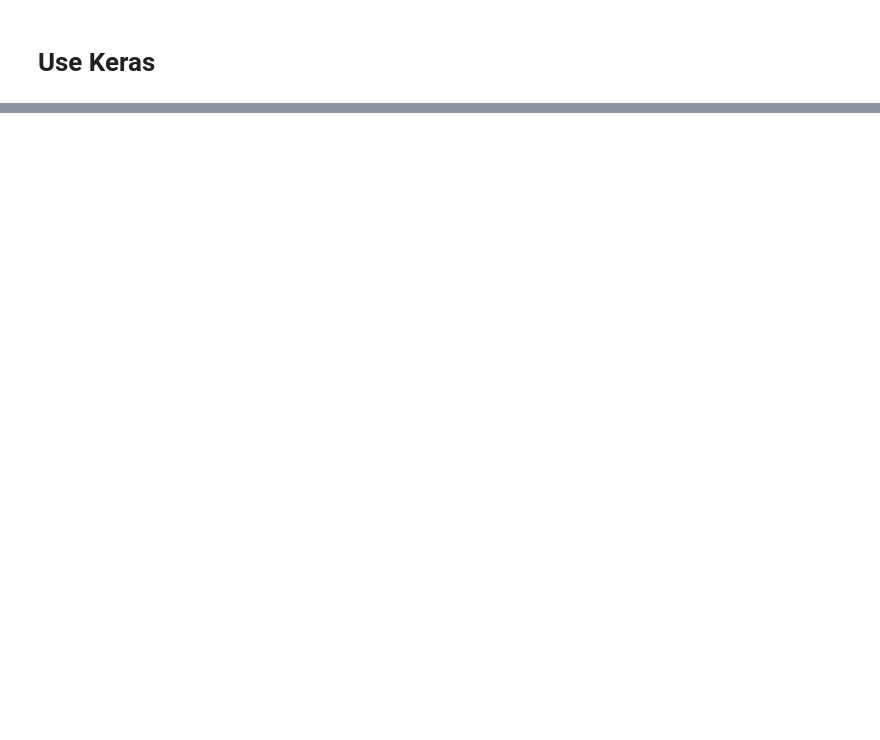
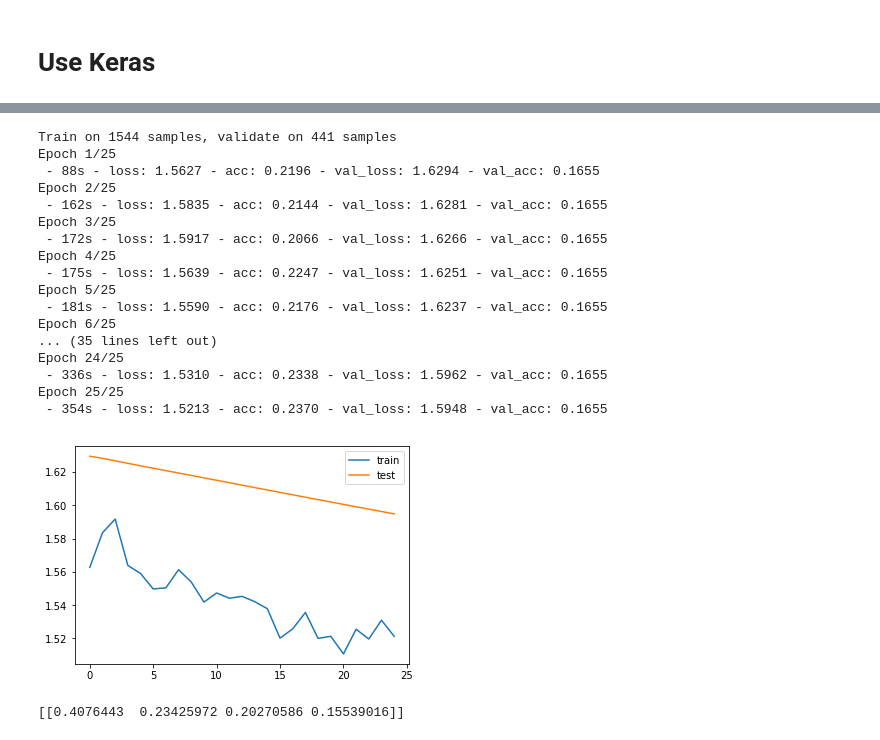
Before and after one commit to MMAITeamDufferin/excel-together, a Jupyter notebook: DLProject_Models_Keras_Daiyi.ipynb, the cells around one changed output, grey strips where cells are left out. Cells and saved outputs as stored; diff of their text form; code cells hidden in the pictures; blank space fills up the shorter version.

```diff
--- a/DLProject_Models_Keras_Daiyi.ipynb
+++ b/DLProject_Models_Keras_Daiyi.ipynb
@@ -253,0 +141,43 @@ model_3.save('DD_model_3.h5')
+# %%
+# create and fit model 1
+# LSTM RNN with dropout
+model_01 = Sequential()
+model_01.add(LSTM(10, dropout=0.2, recurrent_dropout=0.2))
+model_01.add(Dense(y_train.shape[1]))
+model_01.add(Activation('softmax'))
+model_01.compile(loss='categorical_crossentropy', optimizer='adam',metrics=['accuracy'])
+#fit model
+# %%
+#fit model
+#evaluation for the baseline model validation dataset
+history_01 = model_01.fit(X_train, y_train, epochs=25, batch_size=len(X_train),
+                    validation_data=(X_val, y_val), verbose=2, shuffle=False)
+
+plt.plot(history_01.history['loss'], label='train')
+plt.plot(history_01.history['val_loss'], label='test')
+plt.legend()
+plt.show()
+# %% [output]
+Train on 1544 samples, validate on 441 samples
+Epoch 1/25
+ - 88s - loss: 1.5627 - acc: 0.2196 - val_loss: 1.6294 - val_acc: 0.1655
+Epoch 2/25
+ - 162s - loss: 1.5835 - acc: 0.2144 - val_loss: 1.6281 - val_acc: 0.1655
+Epoch 3/25
+ - 172s - loss: 1.5917 - acc: 0.2066 - val_loss: 1.6266 - val_acc: 0.1655
+Epoch 4/25
+ - 175s - loss: 1.5639 - acc: 0.2247 - val_loss: 1.6251 - val_acc: 0.1655
+Epoch 5/25
+ - 181s - loss: 1.5590 - acc: 0.2176 - val_loss: 1.6237 - val_acc: 0.1655
+Epoch 6/25
+... (35 lines left out)
+Epoch 24/25
+ - 336s - loss: 1.5310 - acc: 0.2338 - val_loss: 1.5962 - val_acc: 0.1655
+Epoch 25/25
+ - 354s - loss: 1.5213 - acc: 0.2370 - val_loss: 1.5948 - val_acc: 0.1655
+[figure, added]
+# %%
+predictions_01= model_01.predict(X_val, verbose=0)
+print(predictions_01[:1])
+# %% [output]
+[[0.4076443  0.23425972 0.20270586 0.15539016]]
```
Also changed, not shown: parts of 45 cells of this notebook.
